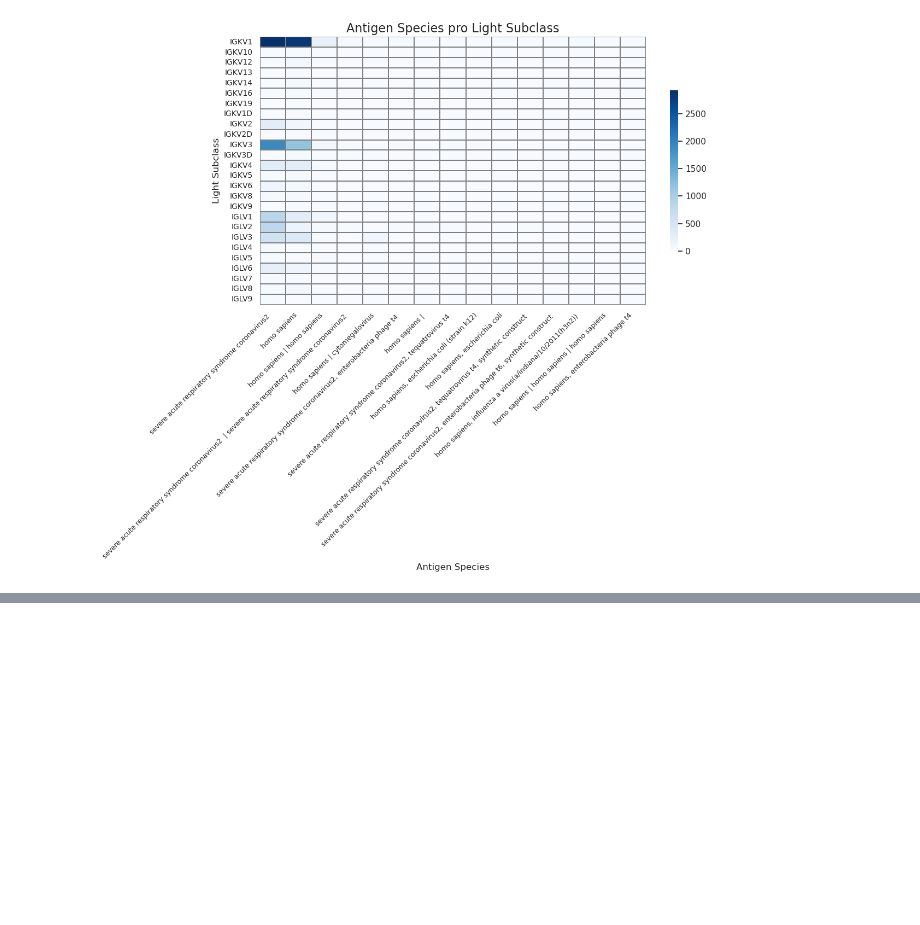
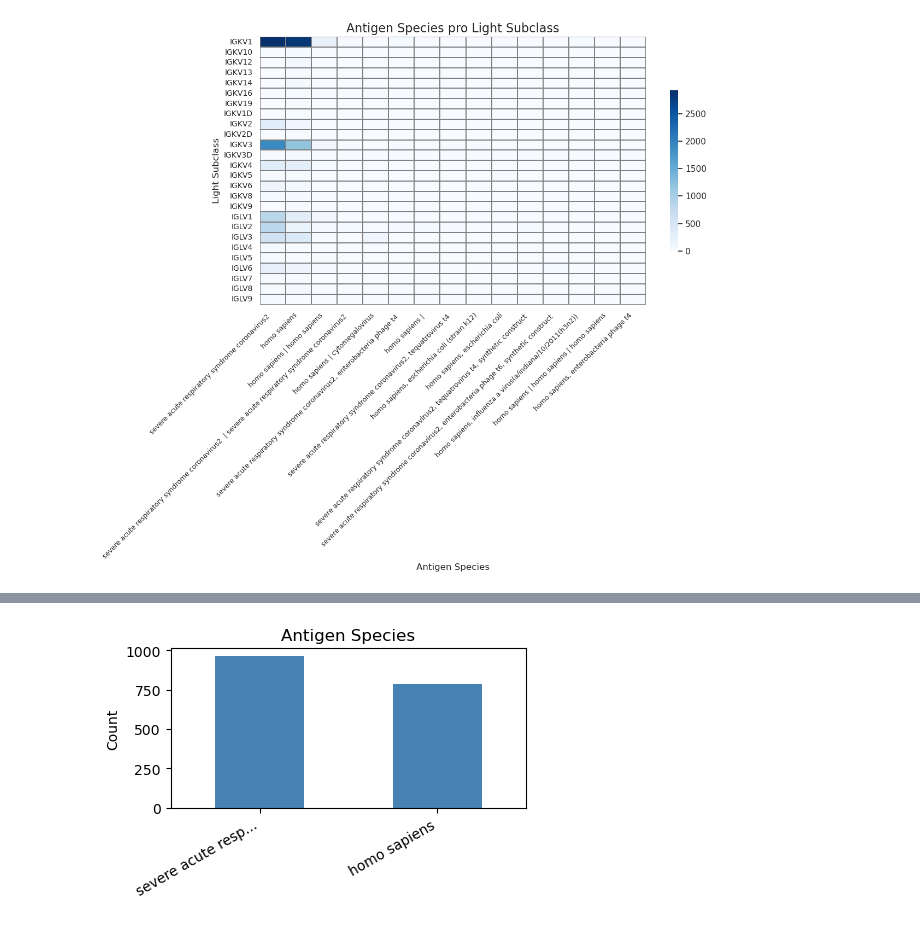
Before and after one commit to datascience-2025-group4/group04-team03, a Jupyter notebook: blasting/domain_analysis/script/domain_analysis.ipynb, the cells around one changed output, grey strips where cells are left out. Drawn from its saved outputs; the diff is of its cells as text; code cells hidden in the pictures; blank space fills up the shorter version.

```diff
--- a/blasting/domain_analysis/script/domain_analysis.ipynb
+++ b/blasting/domain_analysis/script/domain_analysis.ipynb
@@ -1923,0 +1311,84 @@ ValueError: All numbers are identical in kruskal
+# %%
+import pandas as pd
+import matplotlib.pyplot as plt
+
+# === Daten einlesen ===
+df = pd.read_csv("../results/master_df_1_light_antigen_category.csv")
+
+# === Hilfsfunktionen für gekürzte Labels ===
+def shorten(text, length=20):
+    if isinstance(text, str) and len(text) > length:
+        return text[:length-3] + "..."
+    return text
+
+# === Pivot-Tabellen vorbereiten ===
+pivot_species_cat = df.pivot_table(index="antigen_species", columns="antigen_category", aggfunc="size", fill_value=0)
+top_subclasses = df["light_subclass"].value_counts().head(10).index
+df_top = df[df["light_subclass"].isin(top_subclasses)]
+pivot_subclass_cat = df_top.pivot_table(index="light_subclass", columns="antigen_category", aggfunc="size", fill_value=0)
+
+# === 1. Antigen Species Distribution ===
+plt.figure(figsize=(4.5, 3))
+species_counts = df["antigen_species"].value_counts()
+species_counts.index = [shorten(x) for x in species_counts.index]
+species_counts.plot(kind="bar", color="steelblue")
+plt.title("Antigen Species")
+plt.ylabel("Count")
+plt.xticks(rotation=30, ha='right')
+plt.tight_layout()
+plt.show()
+
+# === 2. Antigen Categories ===
+plt.figure(figsize=(4.5, 3))
+df["antigen_category"].value_counts().plot(kind="bar", color="darkslategray")
+plt.title("Antigen Categories")
+plt.ylabel("Count")
+plt.xticks(rotation=30, ha='right')
+plt.tight_layout()
+plt.show()
+
+# === 3. Top 10 Light Subclasses ===
+plt.figure(figsize=(5, 3))
+light_counts = df["light_subclass"].value_counts().head(10)
+light_counts.index = [shorten(x) for x in light_counts.index]
+light_counts.plot(kind="bar", color="cadetblue")
+plt.title("Top 10 Light Subclasses")
+plt.ylabel("Count")
+plt.xticks(rotation=30, ha='right')
+plt.tight_layout()
+plt.show()
+
+# === 4. Top 10 Antigen Names ===
+plt.figure(figsize=(6, 3.5))
+antigen_counts = df["antigen_name"].value_counts().head(10)
+antigen_counts.index = [shorten(x, 25) for x in antigen_counts.index]
+antigen_counts.plot(kind="bar", color="peru")
+plt.title("Top 10 Antigen Names")
+plt.ylabel("Count")
+plt.xticks(rotation=45, ha='right', fontsize=7)
+plt.tight_layout()
+plt.show()
+
+# === 5. Species × Antigen Category ===
+plt.figure(figsize=(5.5, 3.5))
+pivot = pivot_species_cat.copy()
+pivot.index = [shorten(x, 20) for x in pivot.index]
+pivot.plot(kind="bar", stacked=True, ax=plt.gca())
+plt.title("Species × Category")
+plt.ylabel("Count")
+plt.xticks(rotation=30, ha='right')
+plt.tight_layout()
+plt.show()
+
+# === 6. Light Subclass × Antigen Category (Top 10) ===
+plt.figure(figsize=(6, 3.5))
+pivot = pivot_subclass_cat.copy()
+pivot.index = [shorten(x, 15) for x in pivot.index]
+pivot.plot(kind="bar", stacked=True, ax=plt.gca(), colormap="tab20c")
+plt.title("Subclass × Category (Top 10)")
+plt.ylabel("Count")
+plt.xticks(rotation=30, ha='right')
+plt.tight_layout()
+plt.show()
+# %% [output]
+[figure, added]
```
Also changed, not shown: parts of 120 cells of this notebook, 1 other file.
